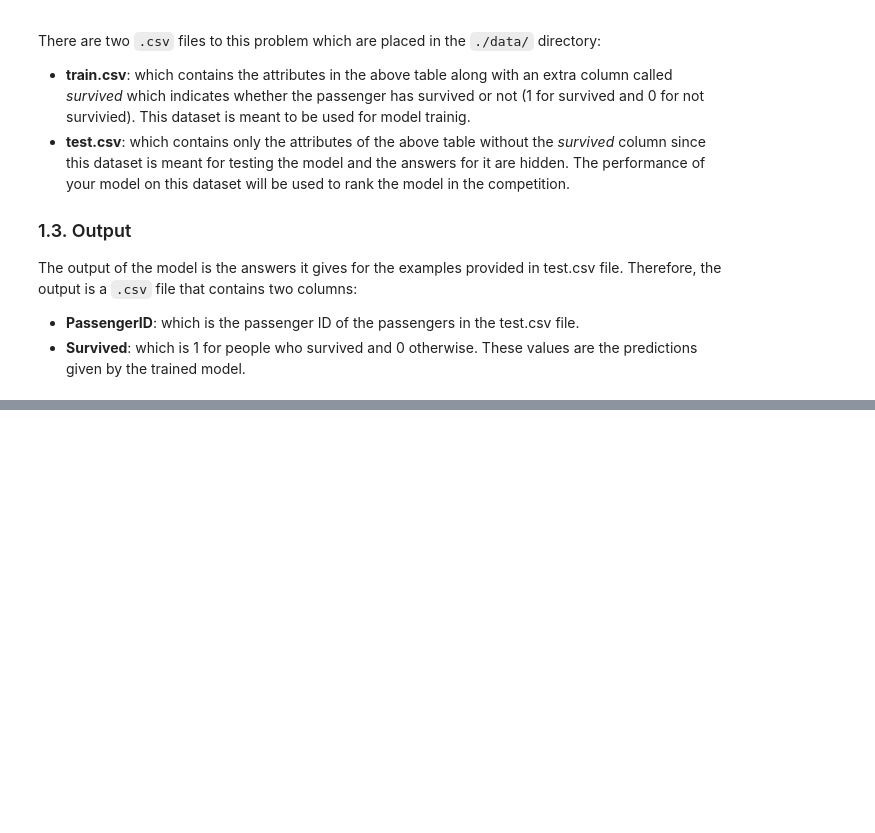
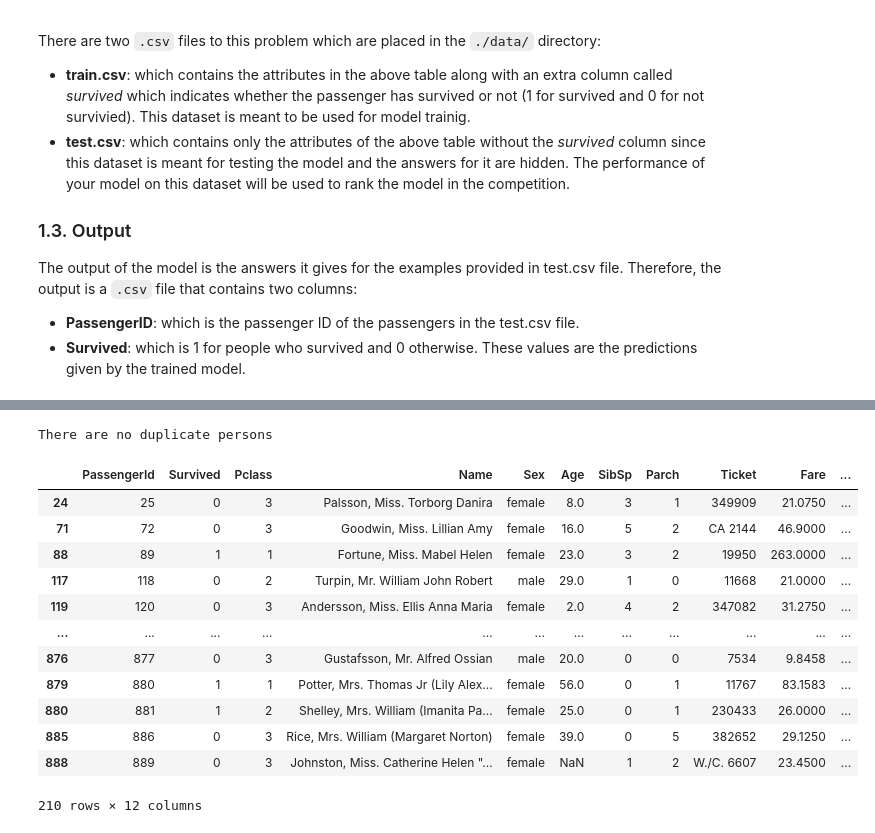
Before and after one commit to baarsaam/kaggle, a Jupyter notebook: titanic_classification/titanic.ipynb, the cells around one changed output, grey strips where cells are left out. Cells and saved outputs as stored; diff of their text form; code cells hidden in the pictures; blank space fills up the shorter version.

```diff
--- a/titanic_classification/titanic.ipynb
+++ b/titanic_classification/titanic.ipynb
@@ -35,0 +61,26 @@ The output of the model is the answers it gives for the examples provided in tes
+# %%
+# Checking for duplicate values among person names
+duplicate_num = len(train_ds.duplicated(subset=['Name'])[train_ds.duplicated(subset=['Name'])])
+if duplicate_num > 0:
+    print(f'We have {duplicate_num} duplicate persons in the dataset')
+else:
+    print('There are no duplicate persons')
+# %% [output]
+There are no duplicate persons
+# %%
+# Showing the duplicate values based on tickets
+train_ds[train_ds.duplicated(subset=['Ticket'])]
+# %% [output]
+|  | PassengerId | Survived | Pclass | Name | Sex | Age | SibSp | Parch | Ticket | Fare | ... |
+| 24 | 25 | 0 | 3 | Palsson, Miss. Torborg Danira | female | 8.0 | 3 | 1 | 349909 | 21.0750 | ... |
+| 71 | 72 | 0 | 3 | Goodwin, Miss. Lillian Amy | female | 16.0 | 5 | 2 | CA 2144 | 46.9000 | ... |
+| 88 | 89 | 1 | 1 | Fortune, Miss. Mabel Helen | female | 23.0 | 3 | 2 | 19950 | 263.0000 | ... |
+| 117 | 118 | 0 | 2 | Turpin, Mr. William John Robert | male | 29.0 | 1 | 0 | 11668 | 21.0000 | ... |
+| 119 | 120 | 0 | 3 | Andersson, Miss. Ellis Anna Maria | female | 2.0 | 4 | 2 | 347082 | 31.2750 | ... |
+| ... | ... | ... | ... | ... | ... | ... | ... | ... | ... | ... | ... |
+| 876 | 877 | 0 | 3 | Gustafsson, Mr. Alfred Ossian | male | 20.0 | 0 | 0 | 7534 | 9.8458 | ... |
+| 879 | 880 | 1 | 1 | Potter, Mrs. Thomas Jr (Lily Alex... | female | 56.0 | 0 | 1 | 11767 | 83.1583 | ... |
+| 880 | 881 | 1 | 2 | Shelley, Mrs. William (Imanita Pa... | female | 25.0 | 0 | 1 | 230433 | 26.0000 | ... |
+| 885 | 886 | 0 | 3 | Rice, Mrs. William (Margaret Norton) | female | 39.0 | 0 | 5 | 382652 | 29.1250 | ... |
+| 888 | 889 | 0 | 3 | Johnston, Miss. Catherine Helen "... | female | NaN | 1 | 2 | W./C. 6607 | 23.4500 | ... |
+210 rows × 12 columns
```
Also changed, not shown: parts of 9 cells of this notebook.
